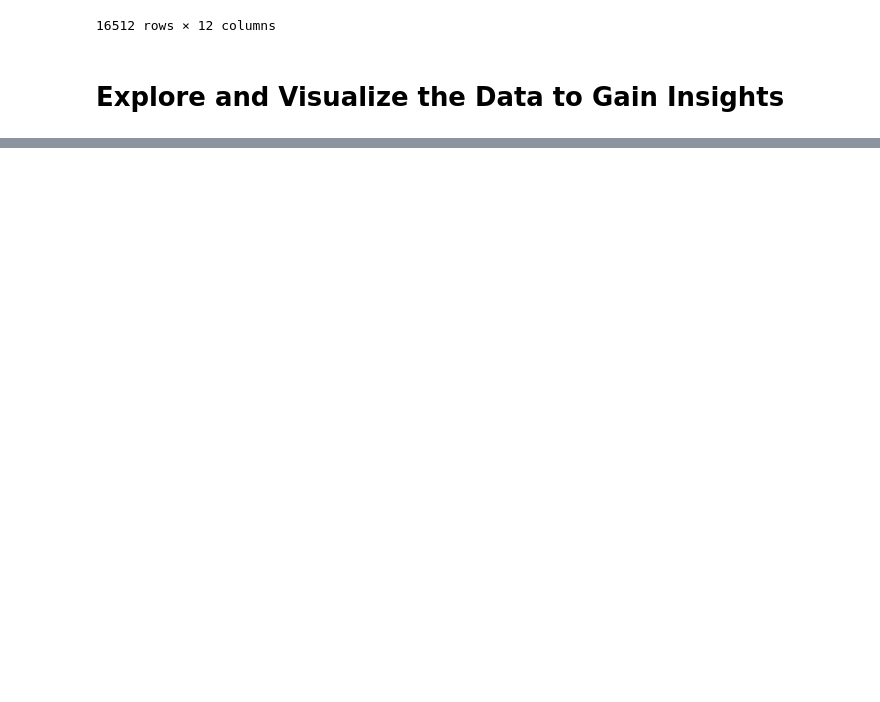
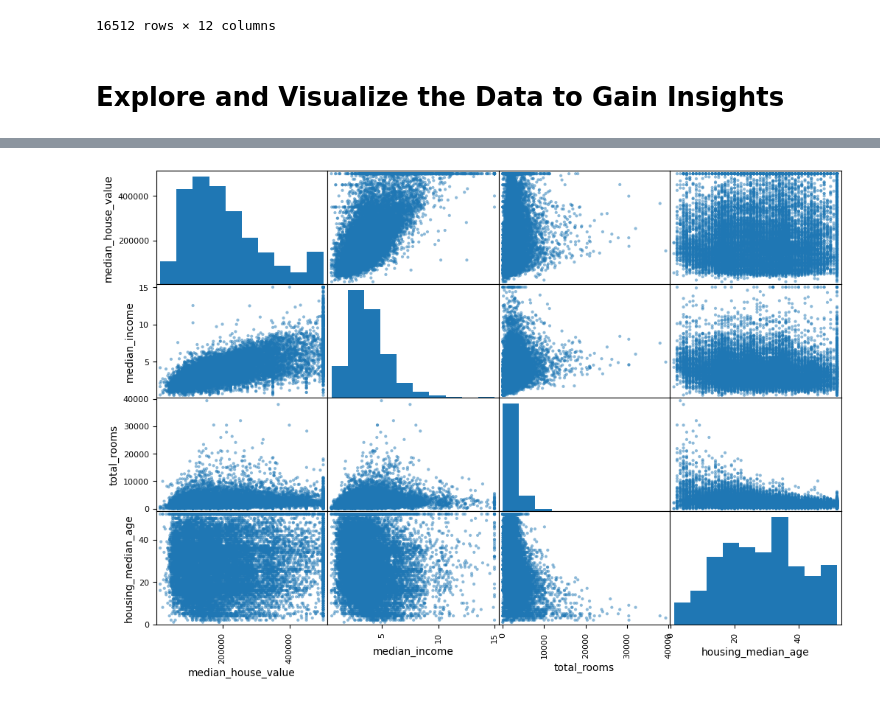
Before and after one commit to Halloloid/ML_Journey, a Jupyter notebook: ch_2/Chapter_2.ipynb, the cells around one changed output, grey strips where cells are left out. Drawn from its saved outputs; the diff is of its cells as text; code cells hidden in the pictures; blank space fills up the shorter version.

```diff
--- a/ch_2/Chapter_2.ipynb
+++ b/ch_2/Chapter_2.ipynb
@@ -264,0 +303,5 @@ for set_ in (start_train_set,start_test_set):
+# %%
+housing.drop(["ocean_proximity","id"],axis=1,inplace=True)
+corr_matrix = housing.corr()
+
+corr_matrix["median_house_value"].sort_values(ascending=False)
@@ -264,0 +320,11 @@ for set_ in (start_train_set,start_test_set):
+# %%
+# Pandas Provide another way to plot the correleation between all the attributes but we do not need to check for all so well see for potential
+# attributes that correlates with the median_house_value
+
+from pandas.plotting import scatter_matrix
+
+attributes=["median_house_value","median_income","total_rooms","housing_median_age"]
+scatter_matrix(housing[attributes],figsize=(12,8))
+plt.show()
+# %% [output]
+[figure, added]
```
Also changed, not shown: parts of 14 cells of this notebook.
